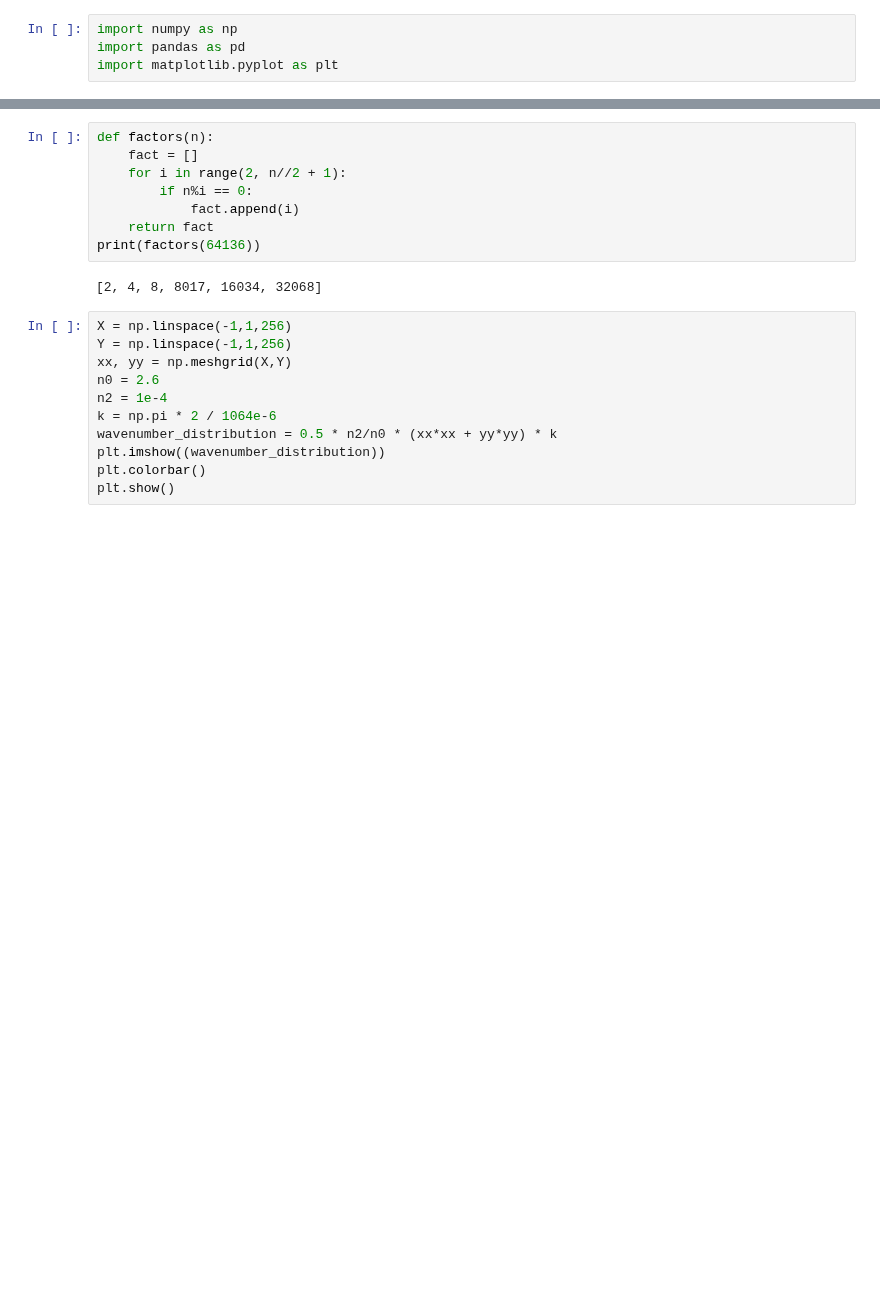
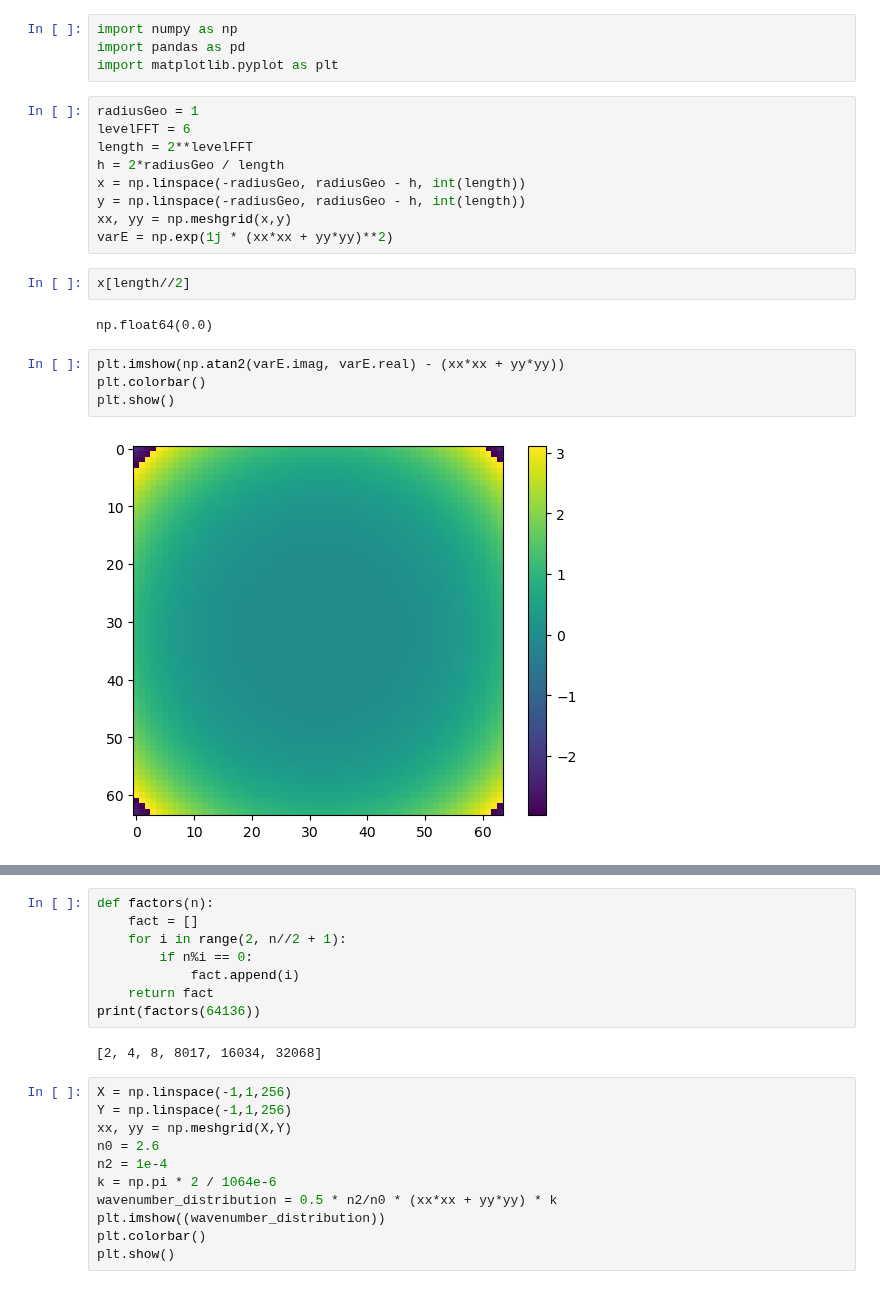
Before and after one commit to kskarthiksk/gaussian_duct_1, a Jupyter notebook: tests.ipynb, the cells around one changed output, grey strips where cells are left out. Saved outputs shown, nothing was run; the diff lists cells and outputs as text; blank space fills up the shorter version.

```diff
--- a/tests.ipynb
+++ b/tests.ipynb
@@ -2,3 +2,22 @@
 import numpy as np
 import pandas as pd
 import matplotlib.pyplot as plt
+# %%
+radiusGeo = 1
+levelFFT = 6
+length = 2**levelFFT
+h = 2*radiusGeo / length
+x = np.linspace(-radiusGeo, radiusGeo - h, int(length))
+y = np.linspace(-radiusGeo, radiusGeo - h, int(length))
+xx, yy = np.meshgrid(x,y)
+varE = np.exp(1j * (xx*xx + yy*yy)**2)
+# %%
+x[length//2]
+# %% [output]
+np.float64(0.0)
+# %%
+plt.imshow(np.atan2(varE.imag, varE.real) - (xx*xx + yy*yy))
+plt.colorbar()
+plt.show()
+# %% [output]
+[figure, added]
```
Also changed, not shown: parts of 8 cells of this notebook, 4 other files.
